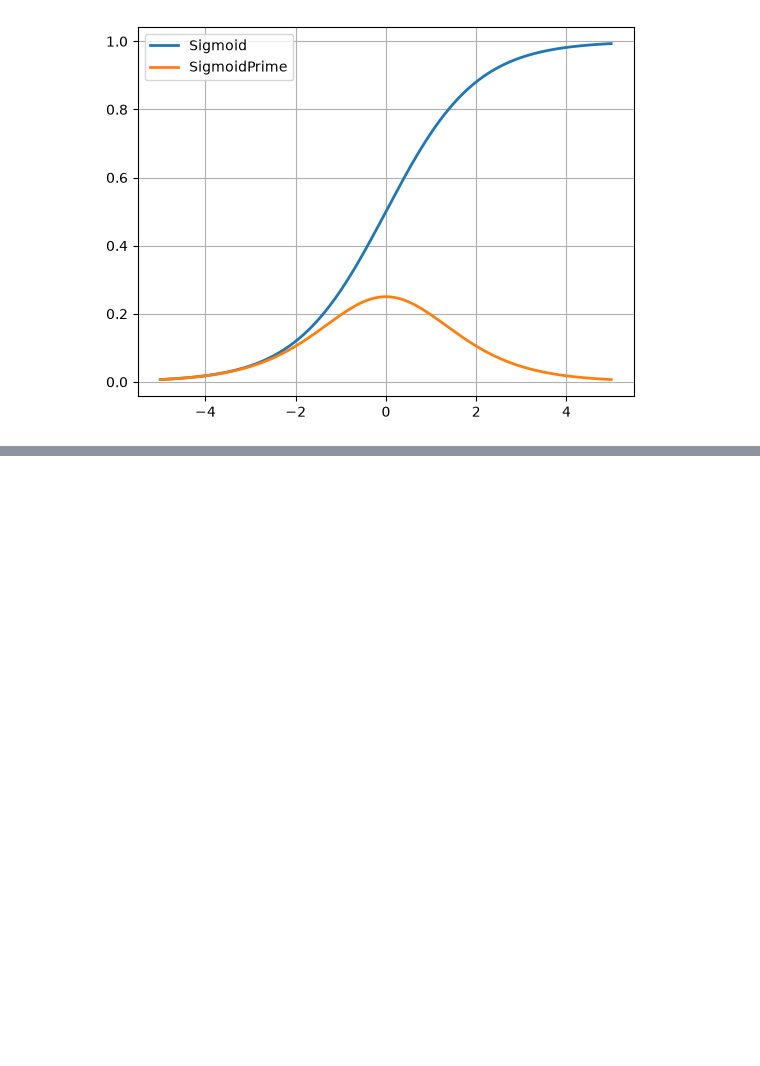
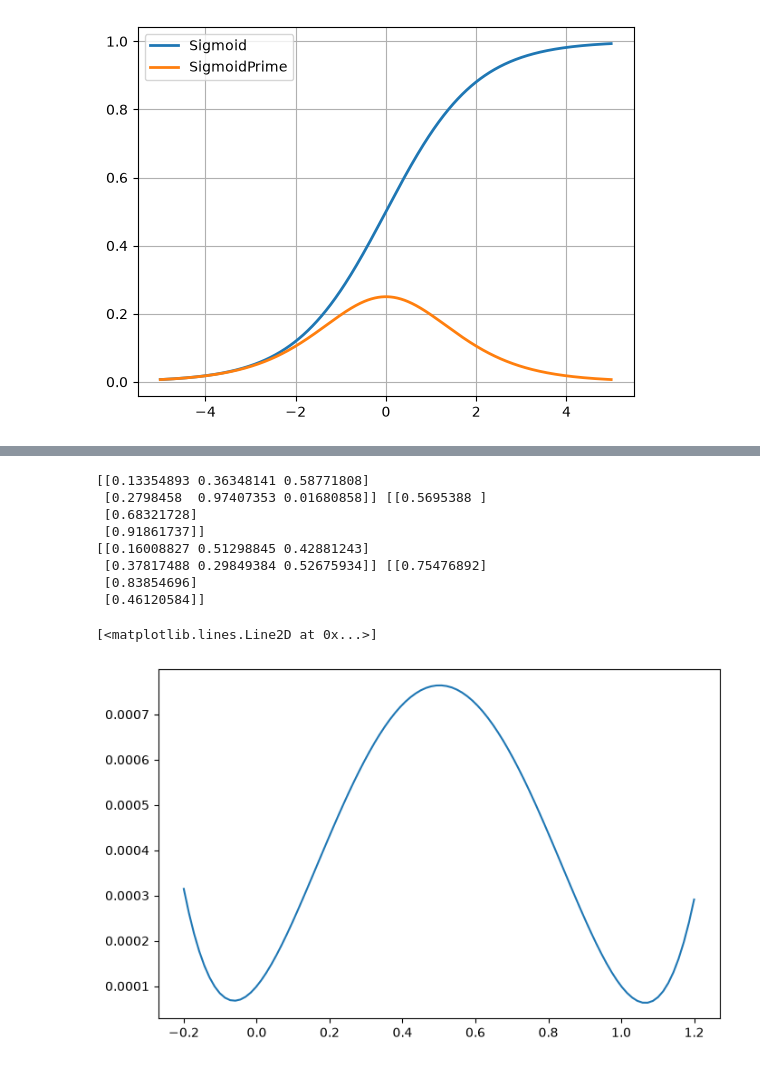
Before and after one commit to benjamin-n-baker/Misc-HW, a Jupyter notebook: NeuralNetsFall26.ipynb, the cells around one changed output, grey strips where cells are left out. Drawn from its saved outputs; the diff is of its cells as text; code cells hidden in the pictures; blank space fills up the shorter version.

```diff
--- a/NeuralNetsFall26.ipynb
+++ b/NeuralNetsFall26.ipynb
@@ -477,0 +468,33 @@ linear_int(Sys_1, Sys_2)
+# %%
+Sys_1 = ReluNeural_Network()
+Sys_2 = ReluNeural_Network()
+
+Sol_1 = minimizeRelu(.1, .0001, Sys_1)
+Sol_2 = minimizeRelu(.1, .0001,Sys_2)
+Sys_1_W1_mirror = Sys_1.W1
+Sys_1_W2_mirror = Sys_1.W2
+Sys_2_W1_mirror = Sys_2.W1
+Sys_2_W2_mirror = Sys_2.W2
+def interpolate():
+    changes = np.linspace(-.2, 1.2, 100)
+    costs = []
+    tester = ReluNeural_Network()
+    for change in changes:
+        tester.W1 = (1.0 - change) * Sys_1_W1_mirror + change * Sys_2_W1_mirror
+        tester.W2 = (1.0 - change) * Sys_1_W2_mirror + change * Sys_2_W2_mirror
+        costs.append(tester.costFunction(X,y))
+    return changes, costs
+changes, costs = interpolate()
+plt.figure(figsize=(8,5))
+plt.plot(changes, costs)
+# %% [output]
+[[0.13354893 0.36348141 0.58771808]
+ [0.2798458  0.97407353 0.01680858]] [[0.5695388 ]
+ [0.68321728]
+ [0.91861737]]
+[[0.16008827 0.51298845 0.42881243]
+ [0.37817488 0.29849384 0.52675934]] [[0.75476892]
+ [0.83854696]
+ [0.46120584]]
+[<matplotlib.lines.Line2D at 0x...>]
+[figure, added]
```
Also changed, not shown: parts of 13 cells of this notebook.
